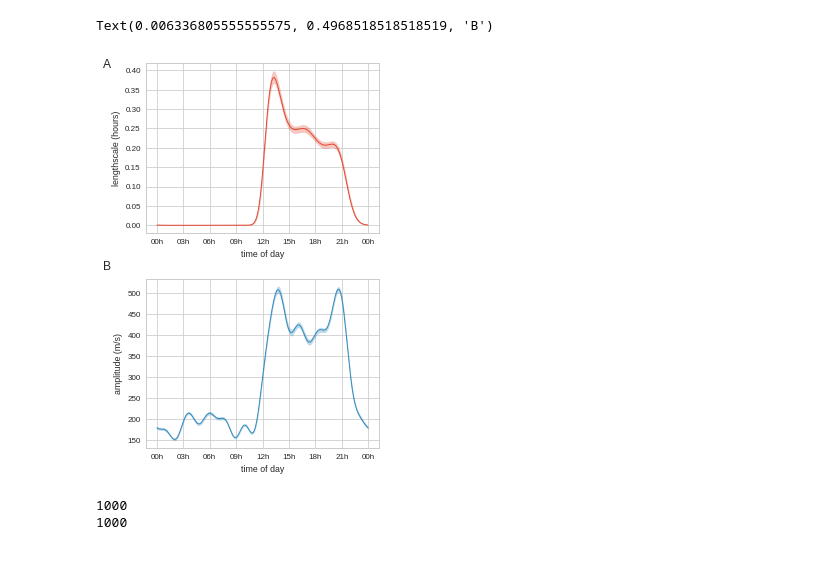
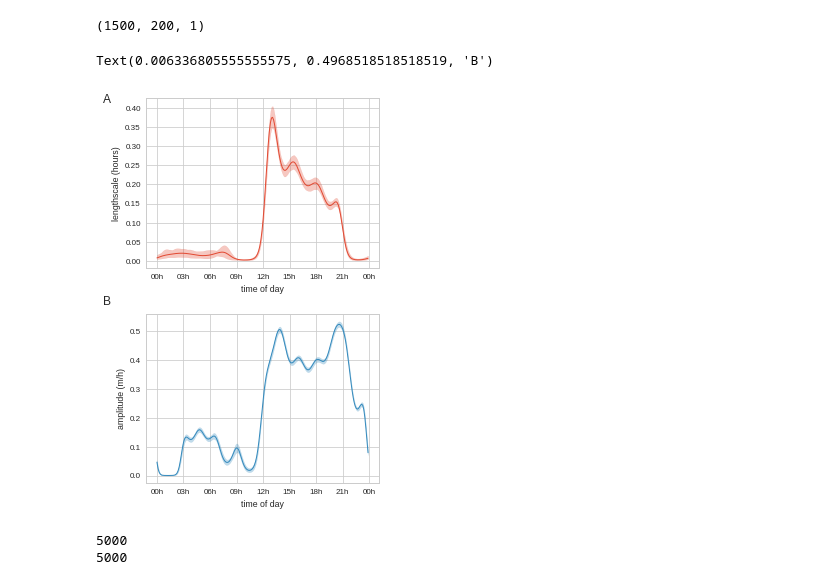
Before and after one commit to ctorney/moveNSGP, a Jupyter notebook: diagnostics/srf.ipynb, the cells around one changed output. Saved outputs shown, nothing was run; the diff lists cells and outputs as text; code cells hidden in the pictures.

```diff
--- a/diagnostics/srf.ipynb
+++ b/diagnostics/srf.ipynb
@@ -20,10 +20,26 @@ import sys
 
 from tensorflow_probability import distributions as tfd
 %matplotlib inline
+# %%
+burn=0
+num_runs=1
+num_samples=1500
+all_lengths = np.zeros(((num_samples-burn)*num_runs,200,1))
+all_amps = np.zeros(((num_samples-burn)*num_runs,200,1))
+
+for i in range(num_runs):
+    lengths =np.load('../data/full_len_sheep_p_' + str(i) + '.npy')
+    amps =  np.load('../data/full_amp_sheep_p_' + str(i) + '.npy')
+    all_lengths[i*(num_samples-burn):(i+1)*(num_samples-burn),...] = lengths[burn::1]
+    all_amps[i*(num_samples-burn):(i+1)*(num_samples-burn),...] = amps[burn::1]
+# %%
+lengths.shape
+# %% [output]
+(1500, 200, 1)
 # %%
-i=0
-all_lengths = np.load('../data/full_len_sheep_p_' + str(i) + '.npy')
-all_amps = np.load('../data/full_amp_sheep_p_' + str(i) + '.npy')
+# i=3
+# all_lengths = np.load('../data/full_len_sheep_p_' + str(i) + '.npy')
+# all_amps = np.load('../data/full_amp_sheep_p_' + str(i) + '.npy')
 
 import matplotlib.dates as mdates
 import matplotlib.ticker as ticker
@@ -40,7 +56,8 @@ ax1 = plt.subplot2grid(gridsize, (0, 0))
 ax2 = plt.subplot2grid(gridsize, (1, 0))
 
 rescale=24
-Z = np.arange(0,1.0*rescale,rescale*0.001).astype(np.float64)[:,None]
+#Z = np.arange(0,1.0*rescale,rescale*0.001).astype(np.float64)[:,None]
+Z = np.linspace(0,24,num=200,endpoint=False).astype(np.float64)[:,None]
 
 #Z = np.arange(0,1.0*rescale,rescale*0.01).astype(np.float64)[:,None]
 
@@ -77,7 +94,6 @@ ax1.set_ylabel('lengthscale (hours)')
 
 ax1.xaxis.set_major_formatter(myFmt)
 
-
 ax2.plot(Z_time, np.mean(all_amps, 0),c='C1', lw=1) # x3.6 to convert m/s to km/h
 
 ax2.fill_between(Z_time[:],
@@ -93,40 +109,39 @@ ax2.fill_between(Z_time[:],
 ax2.xaxis_date()
 #ax2.yaxis.set_major_locator(ticker.MultipleLocator(0.2))
 
 
 ax2.xaxis.set_major_formatter(myFmt)
 # #plt.gcf autofmt_xdate()
 ax2.set_xlabel('time of day')
-ax2.set_ylabel('amplitude (m/s)')
+ax2.set_ylabel('amplitude (m/h)')
 #ax2.set_yticklabels([])
 
 
 
 
 
 
 
 plt.tight_layout(h_pad=2,w_pad=3)
 
 
 
 xp = ax1.get_position().x0
 yp = ax1.get_position().y1
 fig.text(xp - .15, yp- .01, 'A', size=12)
 
 xp = ax2.get_position().x0
 yp = ax2.get_position().y1
 fig.text(xp - .15, yp+ .02, 'B', size=12)
 
 #plt.savefig('../figures/sheep_combined.png', dpi=300, bbox_inches = "tight")
-#np.save('hmc_samples' + str(i) + '.npy', final_hmc_np)
 # %% [output]
 Text(0.006336805555555575, 0.4968518518518519, 'B')
-[figure, old version]
+[figure, new version]
 # %%
 burn=0
 num_runs=2
-num_samples=1000
+num_samples=5000
 samples = np.zeros((num_samples-burn,num_runs,24*2))
 samples_t = np.zeros((num_samples-burn,num_runs,24*2))
 all_lengths = np.zeros(((num_samples-burn)*num_runs,24,1))
@@ -146,5 +161,5 @@ for i in range(num_runs):
     all_lengths[i*(num_samples-burn):(i+1)*(num_samples-burn),...] = lengths[burn:]
     all_amps[i*(num_samples-burn):(i+1)*(num_samples-burn),...] = amps[burn:]
 # %% [output]
-1000
-1000
+5000
+5000
```
Also changed, not shown: parts of 7 cells of this notebook, 4 other files.
